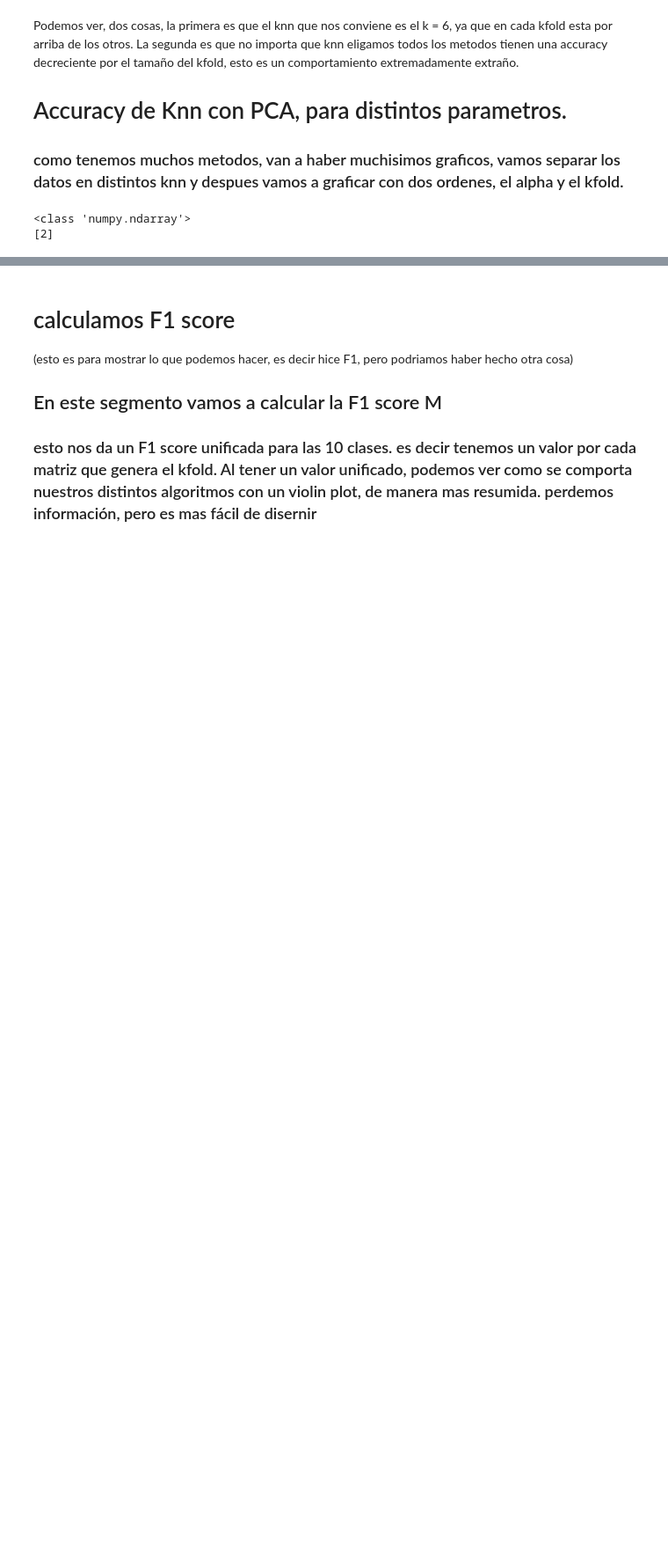
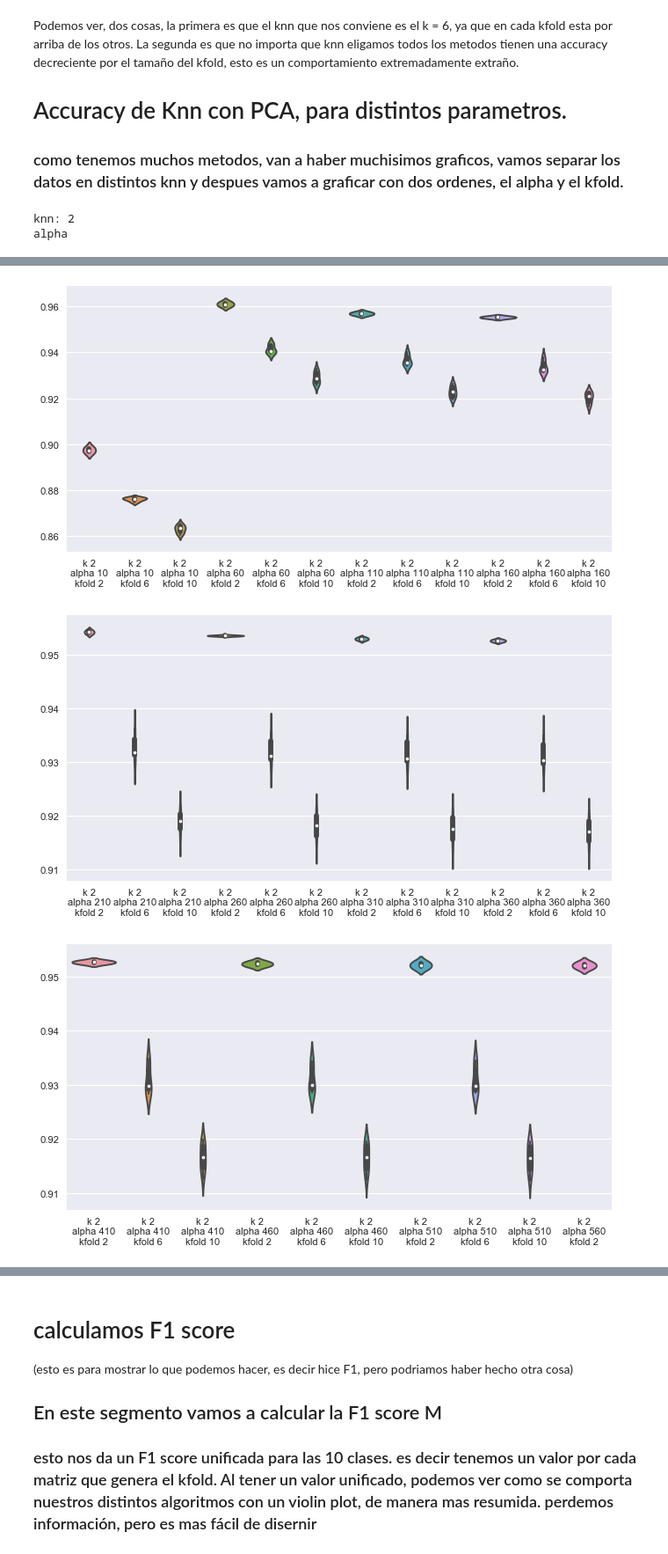
Before and after one commit to hggomez/metNum_tp2, a Jupyter notebook: Graficos/Analizador.ipynb, the cells around one changed output, grey strips where cells are left out. Shown at 88% size. Saved outputs shown, nothing was run; the diff lists cells and outputs as text; code cells hidden in the pictures; blank space fills up the shorter version.

```diff
--- a/Graficos/Analizador.ipynb
+++ b/Graficos/Analizador.ipynb
@@ -392,15 +365,13 @@ Podemos ver, dos cosas, la primera es que el knn que nos conviene es el k = 6, y
 ac_pca = accuracy_metodos(nombres_pca, lista_metodos_pca)
 knns = ac_pca.knn.unique()
 
-
-#print("knn")
-#graficar_orden_knn(ac_pca)
-
-ac_pca
-#print("alpha")
-#graficar_orden_alpha(ac_pca)
-#print("kfold")
-#graficar_orden_kfold(ac_pca)
+for k in knns:
+    print("knn: " +str(k))
+    ac_aux = ac_pca[ac_pca.knn == 2]
+    print("alpha")
+    graficar_orden_alpha(ac_pca)
+    print("kfold")
+    graficar_orden_kfold(ac_pca)
 # %% [output]
-<class 'numpy.ndarray'>
-[2]
+knn: 2
+alpha
@@ -423,0 +378,3 @@ ac_pca
+[figure, added]
+[figure, added]
+[figure, added]
```
Also changed, not shown: parts of 5 cells of this notebook, 1 other file.
